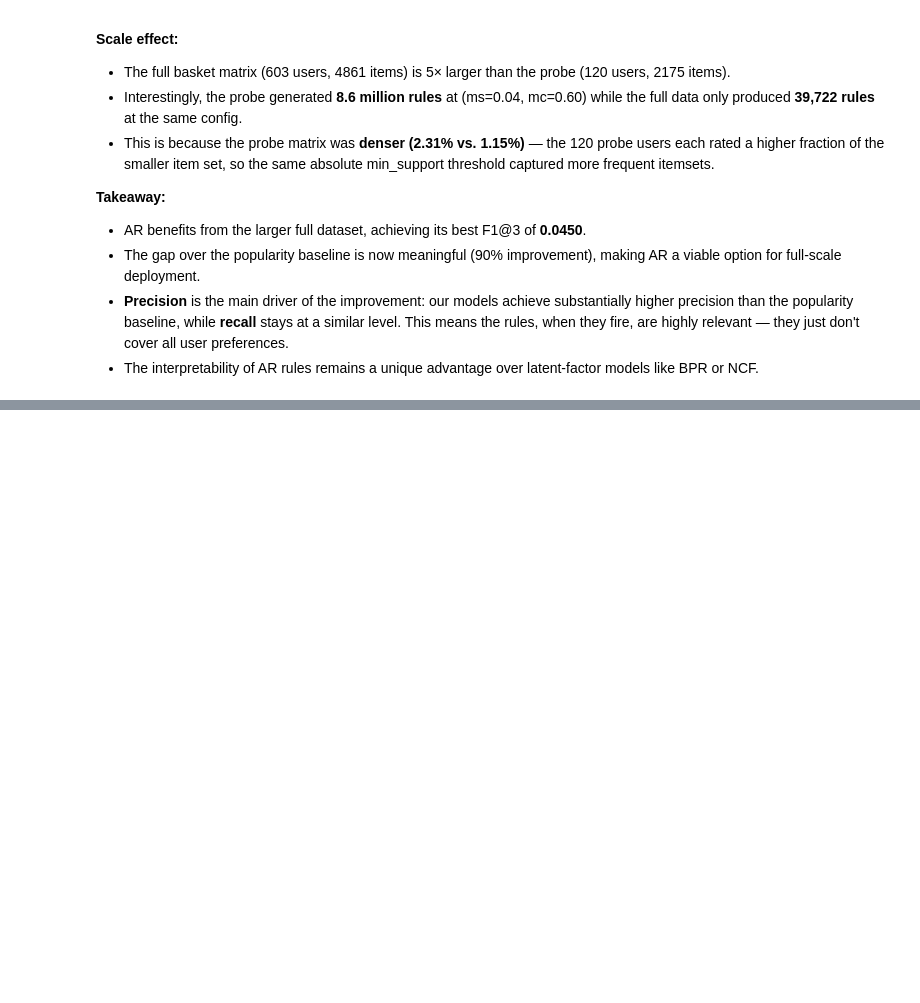
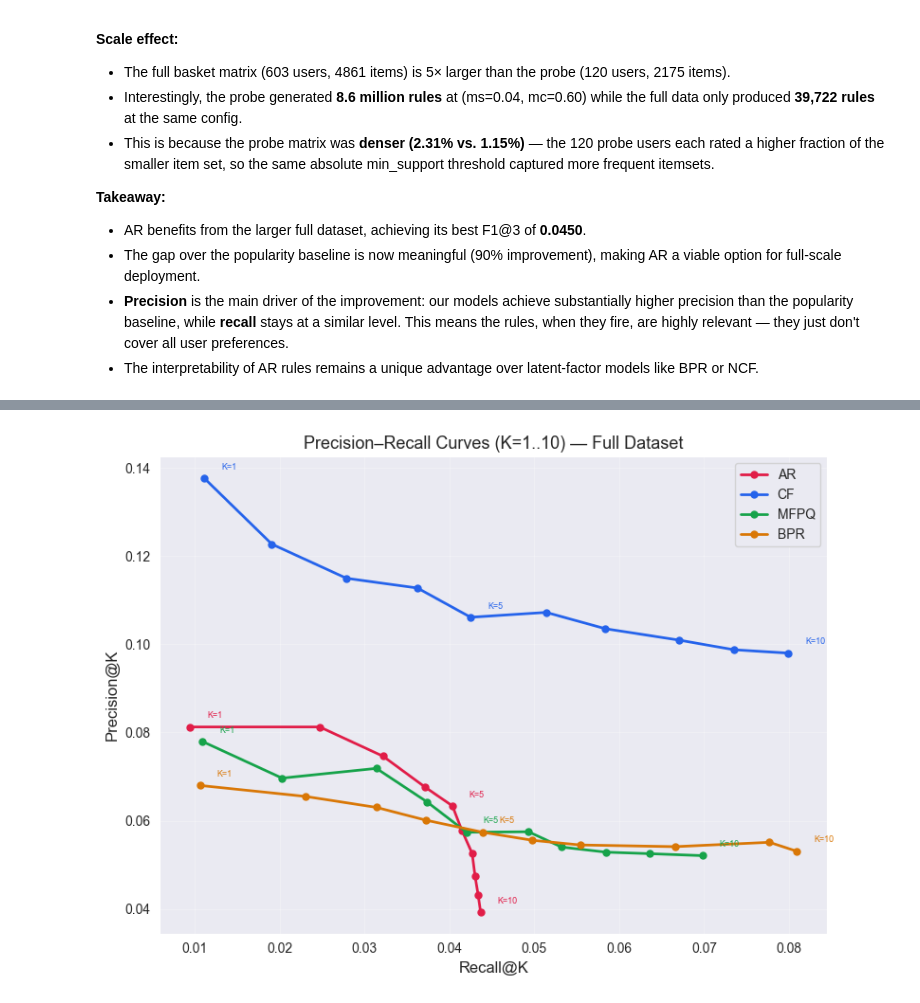
Before and after one commit to arodzina/TACD_project, a Jupyter notebook: data_preparation.ipynb, the cells around one changed output, grey strips where cells are left out. Drawn from its saved outputs; the diff is of its cells as text; code cells hidden in the pictures; blank space fills up the shorter version.

```diff
--- a/data_preparation.ipynb
+++ b/data_preparation.ipynb
@@ -3429,12 +3515,48 @@ AR best full config: ms=0.04, mc=0.6
 # %%
+
+K_VALUES = list(range(1, 11))
+
+# ── 4a: AR P-R curve (best full-data config) ─────────────────────────────────
+
+best_full_ar_row = full_ar_df.loc[full_ar_df["f1"].idxmax()]
+best_full_ms = best_full_ar_row["ms"]
+best_full_mc = best_full_ar_row["mc"]
+print(f"AR best full config: ms={best_full_ms}, mc={best_full_mc}")
+
+# Mine rules once with the best config
+fi_best_full = fpgrowth(full_basket_matrix, min_support=best_full_ms,
+                        use_colnames=True)
+best_full_rules = association_rules(fi_best_full, metric="confidence",
+                                    min_threshold=best_full_mc,
+                                    num_itemsets=n_transactions_full)
+
+ar_pr_curve = []
+for k in K_VALUES:
+    p, r, _ = evaluate_ar(full_train_ui, full_val_ui, best_full_rules, K=k)
+    ar_pr_curve.append((p, r))
+
+
+probe_best_f1   = best_ar["f1"]          # from probe grid search
+full_best_f1    = best_full_ar_row["f1"] # from full-data run above
+probe_best_config = f"ms={best_ms:.2f}, mc={best_mc:.2f}"
+full_best_config  = f"ms={best_full_ms:.2f}, mc={best_full_mc:.2f}"
+
+print("── AR Probe → Full Transfer Analysis ───────────────────────────────────")
+print(f"  Best probe config:      {probe_best_config}  →  F1@3 = {probe_best_f1:.4f}")
+print(f"  Same config, full data: {probe_best_config}  →  F1@3 = "
+      f"{full_ar_df[full_ar_df['config'].str.startswith('Best')]['f1'].values[0]:.4f}")
+print(f"  Best full-data config:  {full_best_config}  →  F1@3 = {full_best_f1:.4f}")
+print()
+print("  Popularity baseline (probe): F1@3 =", round(pop_f1, 4))
+print("  Popularity baseline (full) : F1@3 =", round(pop_f1_full, 4))
+# ── 4b: BPR P-R curve (best full-data config) ─────────────────────────────────
+# Best BPR from the BPR section: Alt. region (100f, lr=0.01, iter=100, reg=0.001)
+# F1@3 = 0.0419
+
 from implicit.bpr import BayesianPersonalizedRanking
 
-# ── 4b: BPR P-R curve ────────────────────────────────────────────────────────
-# Use the best full-data BPR config from the BPR section above.
-# Edit the parameters below to match your best BPR config on the full data.
-
 bpr_model = BayesianPersonalizedRanking(
-    factors=100,          # ← best full-data config from your BPR section
+    factors=100,
     learning_rate=0.01,
     iterations=100,
     regularization=0.001,
@@ -3448,27 +3570,31 @@ for k in K_VALUES:
     p, r, _ = evaluate(bpr_model, full_train_ui, full_val_ui, k)
     bpr_pr_curve.append((p, r))
 
-# ── 4c: CF P-R curve ─────────────────────────────────────────────────────────
-# Edit to use your best full-data CF config (binary).
-from implicit.nearest_neighbours import CosineRecommender
+# ── 4c: CF P-R curve (best full-data config) ─────────────────────────────────
+# Best CF from the CF section: Explicit user-kNN, k=40
+# F1@3 = 0.0449
 
-cf_model = CosineRecommender(K=10)   # ← update K to your best CF config
-cf_model.fit(full_train_ui.T.tocsr())
+cf_model = CosineKNNCollaborativeFiltering(
+    n_neighbors=40,
+    kind="user",
+    mean_center=False,
+    positive_only=True
+).fit(train_user_item_explicit)
 
 cf_pr_curve = []
 for k in K_VALUES:
-    p, r, _ = evaluate(cf_model, full_train_ui, full_val_ui, k)
+    p, r, _ = evaluate(cf_model, train_user_item_explicit, val_user_item_explicit, k)
     cf_pr_curve.append((p, r))
 
-# ── 4d: MFPQ P-R curve ───────────────────────────────────────────────────────
-# Use your best full-data MFPQ (binary) config.
-# Edit n_factors, lr, reg, n_epochs to match.
+# ── 4d: MFPQ P-R curve (best full-data config) ───────────────────────────────
+# Best MFPQ from the MFPQ section: Binary, 50f, lr=0.01, reg=0.001, ep=40
+# F1@3 = 0.0437
 
 mfpq_model = MFPQRecommender(
-    n_factors=10,         # ← update to your best full-data config
+    n_factors=50,
     lr=0.01,
-    reg=0.01,
-    n_epochs=50,
+    reg=0.001,
+    n_epochs=40,
     mode="binary",
     n_negatives=3,
     use_bias=True,
@@ -3480,21 +3606,19 @@ for k in K_VALUES:
     p, r, _ = evaluate(mfpq_model, full_train_ui, full_val_ui, k)
     mfpq_pr_curve.append((p, r))
 
-# ── 4f: Plot Precision-Recall curves ─────────────────────────────────────────
+# ── 4e: Plot Precision-Recall curves ─────────────────────────────────────────
 
 curves = {
     "AR"   : ar_pr_curve,
     "CF"   : cf_pr_curve,
     "MFPQ" : mfpq_pr_curve,
     "BPR"  : bpr_pr_curve,
-    "NCF"  : ncf_pr_curve,
 }
 curve_colors = {
     "AR"   : "#e11d48",
     "CF"   : "#2563eb",
     "MFPQ" : "#16a34a",
     "BPR"  : "#d97706",
-    "NCF"  : "#7c3aed",
 }
 
 fig, ax = plt.subplots(figsize=(8, 6))
@@ -3523,0 +3655 @@ ModuleNotFoundError: No module named 'implicit'
+[figure, added]
```
Also changed, not shown: parts of 29 cells of this notebook.
